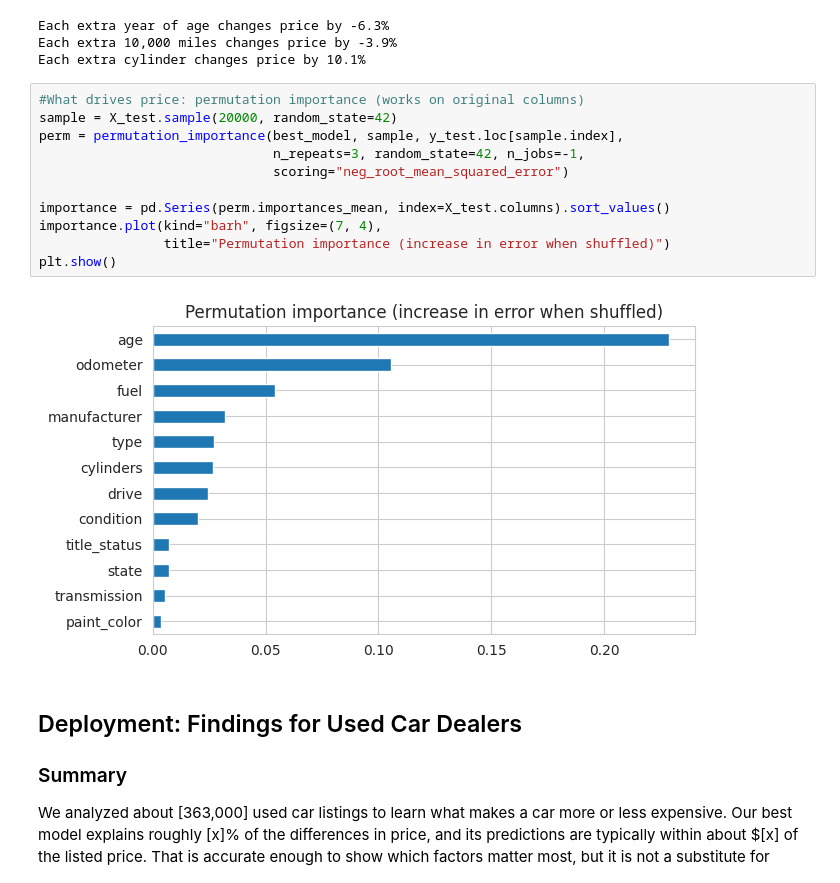
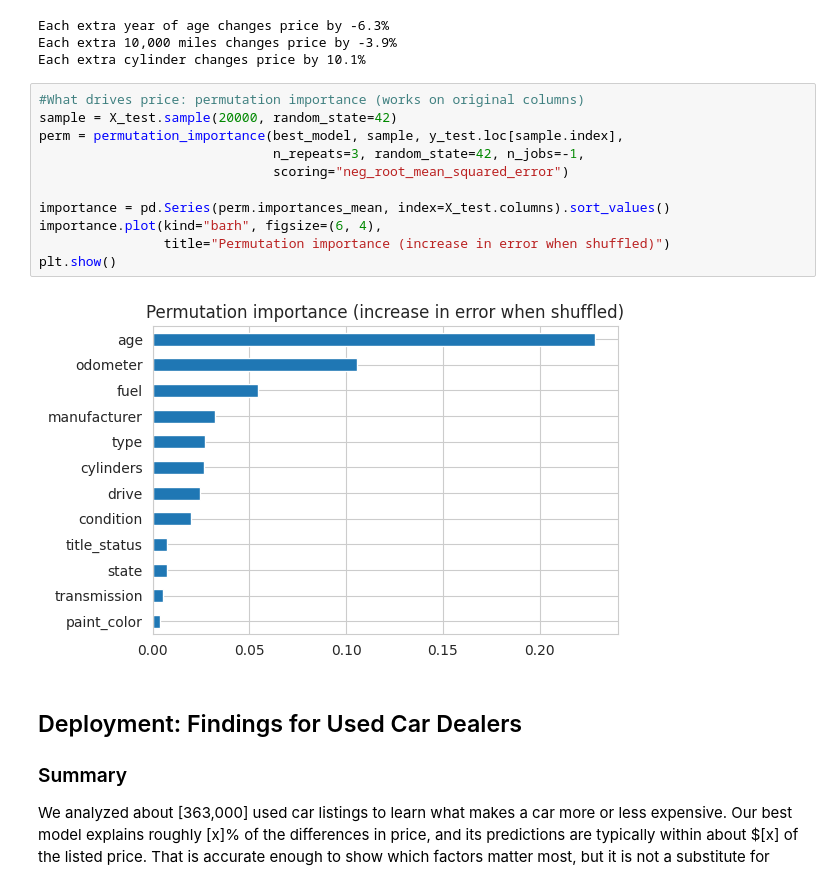
Before and after one commit to SuMiaRbyte/BERKLEY, a Jupyter notebook: prompt_II.ipynb, the cells around one changed output. Drawn from its saved outputs; the diff is of its cells as text.

```diff
--- a/prompt_II.ipynb
+++ b/prompt_II.ipynb
@@ -385,16 +375,16 @@ Each extra cylinder changes price by 10.1%
 # %%
 #What drives price: permutation importance (works on original columns)
 sample = X_test.sample(20000, random_state=42)
 perm = permutation_importance(best_model, sample, y_test.loc[sample.index],
                               n_repeats=3, random_state=42, n_jobs=-1,
                               scoring="neg_root_mean_squared_error")
 
 importance = pd.Series(perm.importances_mean, index=X_test.columns).sort_values()
-importance.plot(kind="barh", figsize=(7, 4),
+importance.plot(kind="barh", figsize=(6, 4),
                 title="Permutation importance (increase in error when shuffled)")
 plt.show()
 # %% [output]
-[figure, old version]
+[figure, new version]
 # %% [markdown]
 ## Deployment: Findings for Used Car Dealers
 
```
Also changed, not shown: parts of 7 cells of this notebook.
